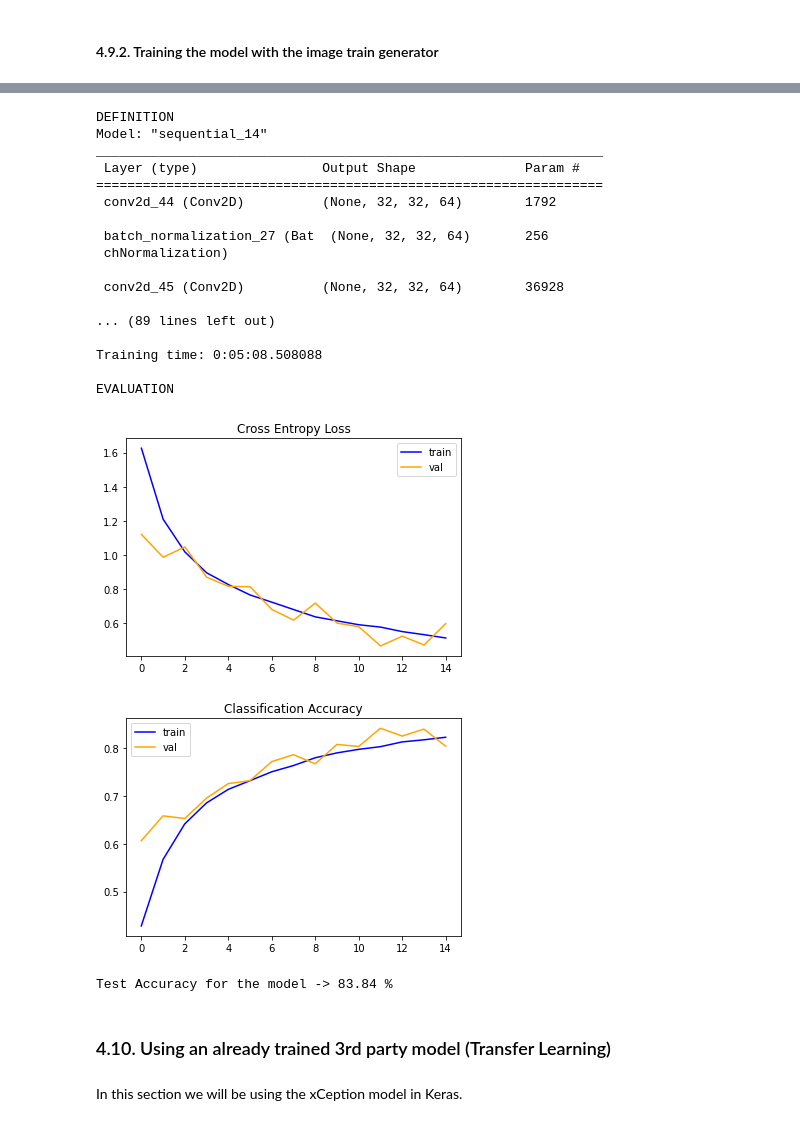
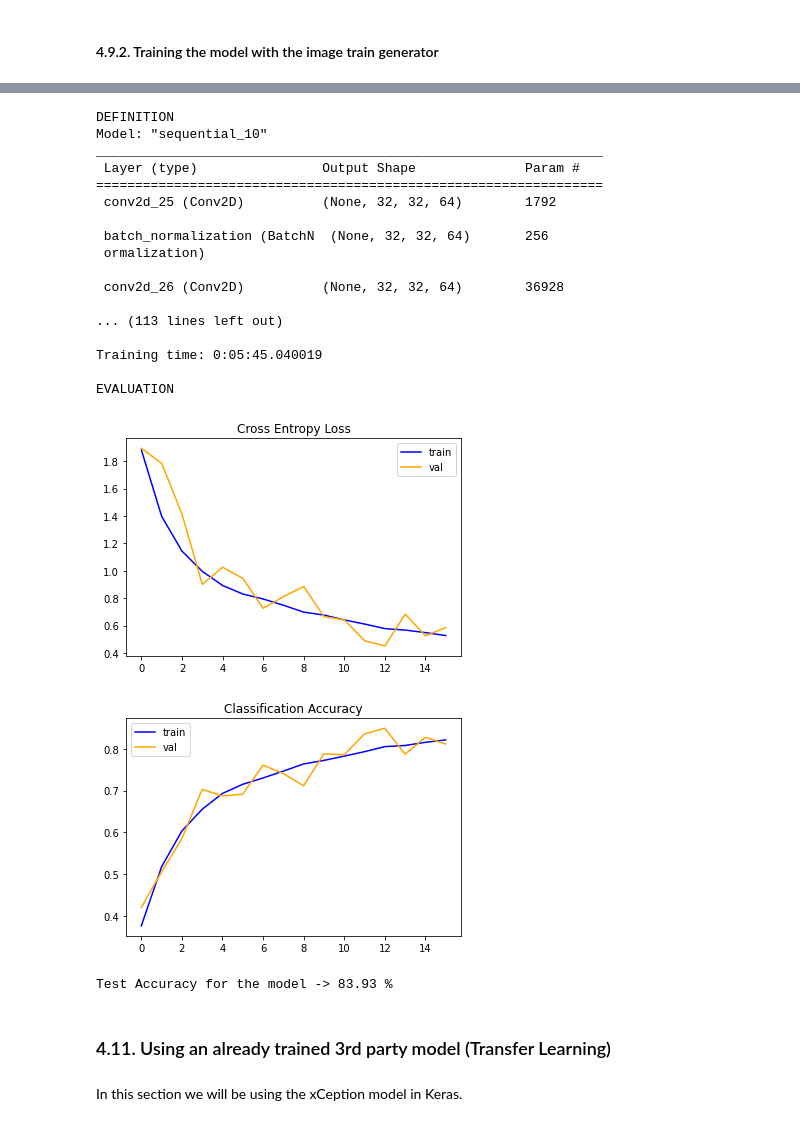
Before and after one commit to Maycas/DeepLearning-CIFAR10, a Jupyter notebook: CNN_Image_Classification_CIFAR10_{Marc_Maycas}.ipynb, the cells around one changed output, grey strips where cells are left out. Saved outputs shown, nothing was run; the diff lists cells and outputs as text; code cells hidden in the pictures.

```diff
--- a/CNN_Image_Classification_CIFAR10_{Marc_Maycas}.ipynb
+++ b/CNN_Image_Classification_CIFAR10_{Marc_Maycas}.ipynb
@@ -362,7 +363,7 @@ model_evaluations.append(
 # %% [markdown]
 Before defining the model we will create some additional functions to avoid code repetition and possible errors. The idea is to prepare as much of a pipeline as possible so we can analyse results more easily.
 # %%
-def model_evaluation(model, x_test, y_test, history, plot_graphs = True, plot_images = True):
+def model_evaluation(model, x_test, y_test, history, plot_graphs = True):
     if plot_graphs:
         # cross entropy loss plot
         plt.title('Cross Entropy Loss')
@@ -384,9 +385,6 @@ def model_evaluation(model, x_test, y_test, history, plot_graphs = True, plot_im
 
     predictions = model.predict(x_test)
 
-    if plot_images:
-        plot_cifar_results(predictions, x_test, y_test)
-
     return acc
 
 def storing_evaluation_results(model_list, model_name, accuracy, training_time):
@@ -1137,6 +1136,4 @@ storing_evaluation_results(model_evaluations, 'CNN using Data Augmentation', acc
 # %%
-# TODO: To review
-
 # MODEL DEFINITION
 print("DEFINITION")
 
@@ -1144,35 +1141,42 @@ model = ks.Sequential()
 
 # Neural Network Layers
 
-model.add(ks.layers.Conv2D(64, (3, 3), activation='relu', kernel_initializer='he_uniform', padding='same', input_shape=(32, 32, 3)))
+model.add(ks.layers.Conv2D(64, (3, 3), activation='relu', padding='same', input_shape=(32, 32, 3)))
 model.add(ks.layers.BatchNormalization())
-model.add(ks.layers.Conv2D(64, (3, 3), activation='relu', kernel_initializer='he_uniform', padding='same'))
+model.add(ks.layers.Conv2D(64, (3, 3), activation='relu', padding='same'))
 model.add(ks.layers.BatchNormalization())
 model.add(ks.layers.MaxPooling2D((2, 2)))
 model.add(ks.layers.Dropout(0.3))
 
-model.add(ks.layers.Conv2D(128, (3, 3), activation='relu', kernel_initializer='he_uniform', padding='same'))
+model.add(ks.layers.Conv2D(128, (3, 3), activation='relu', padding='same'))
 model.add(ks.layers.BatchNormalization())
-model.add(ks.layers.Conv2D(128, (3, 3), activation='relu', kernel_initializer='he_uniform', padding='same'))
+model.add(ks.layers.Conv2D(128, (3, 3), activation='relu', padding='same'))
 model.add(ks.layers.BatchNormalization())
 model.add(ks.layers.MaxPooling2D((2, 2)))
 model.add(ks.layers.Dropout(0.3))
 
-model.add(ks.layers.Conv2D(256, (3, 3), activation='relu', kernel_initializer='he_uniform', padding='same'))
+model.add(ks.layers.Conv2D(256, (3, 3), activation='relu', padding='same'))
 model.add(ks.layers.BatchNormalization())
-model.add(ks.layers.Conv2D(256, (3, 3), activation='relu', kernel_initializer='he_uniform', padding='same'))
+model.add(ks.layers.Conv2D(256, (3, 3), activation='relu', padding='same'))
+model.add(ks.layers.BatchNormalization())
+model.add(ks.layers.MaxPooling2D((2, 2)))
+model.add(ks.layers.Dropout(0.3))
+
+model.add(ks.layers.Conv2D(512, (3, 3), activation='relu', padding='same'))
+model.add(ks.layers.BatchNormalization())
+model.add(ks.layers.Conv2D(512, (3, 3), activation='relu', padding='same'))
 model.add(ks.layers.BatchNormalization())
 model.add(ks.layers.MaxPooling2D((2, 2)))
 model.add(ks.layers.Dropout(0.3))
 
 model.add(ks.layers.Flatten())
-model.add(ks.layers.Dense(128, activation='relu', kernel_initializer='he_uniform'))
+model.add(ks.layers.Dense(4096, activation='relu'))
+model.add(ks.layers.BatchNormalization())
+model.add(ks.layers.Dropout(0.3))
+model.add(ks.layers.Dense(1024, activation='relu'))
 model.add(ks.layers.BatchNormalization())
 model.add(ks.layers.Dropout(0.3))
 model.add(ks.layers.Dense(10, activation='softmax'))
-
-# compile model
-model.compile(optimizer='Adam', loss='categorical_crossentropy', metrics=['accuracy'])
 
 # review model
 model.summary()
@@ -1189,41 +1193,41 @@ model.compile(optimizer = 'Adam',
 print("\nTRAINING")
 # calculating computational time
 t = time.perf_counter()
 # training model
 history = model.fit(
                     train_generator,
                     validation_data = validation_generator,
                     epochs = EPOCHS,
                     steps_per_epoch = int(x_train.shape[0] / generator_batch_size),
                     use_multiprocessing = False,
                     callbacks = [callback_accuracy, callback_loss]
           )
 # show total elapsed time
 elapsed_time = datetime.timedelta(seconds=(time.perf_counter() - t))
 print('\n\nTraining time:', elapsed_time)
 
 
 # EVALUATION
 print("\nEVALUATION")
-acc = model_evaluation(model, x_test, y_test_encoded, history, True, False)
+acc = model_evaluation(model, x_test, y_test_encoded, history, True)
 # %% [output]
 DEFINITION
-Model: "sequential_14"
+Model: "sequential_10"
 _________________________________________________________________
  Layer (type)                Output Shape              Param #
 =================================================================
- conv2d_44 (Conv2D)          (None, 32, 32, 64)        1792
+ conv2d_25 (Conv2D)          (None, 32, 32, 64)        1792
 
- batch_normalization_27 (Bat  (None, 32, 32, 64)       256
- chNormalization)
+ batch_normalization (BatchN  (None, 32, 32, 64)       256
+ ormalization)
 
- conv2d_45 (Conv2D)          (None, 32, 32, 64)        36928
+ conv2d_26 (Conv2D)          (None, 32, 32, 64)        36928
 
-... (89 lines left out)
+... (113 lines left out)
 
-Training time: 0:05:08.508088
+Training time: 0:05:45.040019
 
 EVALUATION
-[figure, old version]
+[figure, new version]
-[figure, old version]
+[figure, new version]
-Test Accuracy for the model -> 83.84 %
+Test Accuracy for the model -> 83.93 %
@@ -1230,5 +1236,5 @@ Test Accuracy for the model -> 83.84 %
 # %% [markdown]
-### 4.10. Using an already trained 3rd party model (Transfer Learning)<a class="anchor" id="transfer_learning"></a>
+### 4.11. Using an already trained 3rd party model (Transfer Learning)<a class="anchor" id="transfer_learning"></a>
 # %% [markdown]
 In this section we will be using the xCeption model in Keras.
 # %%
```
Also changed, not shown: parts of 27 cells of this notebook.
